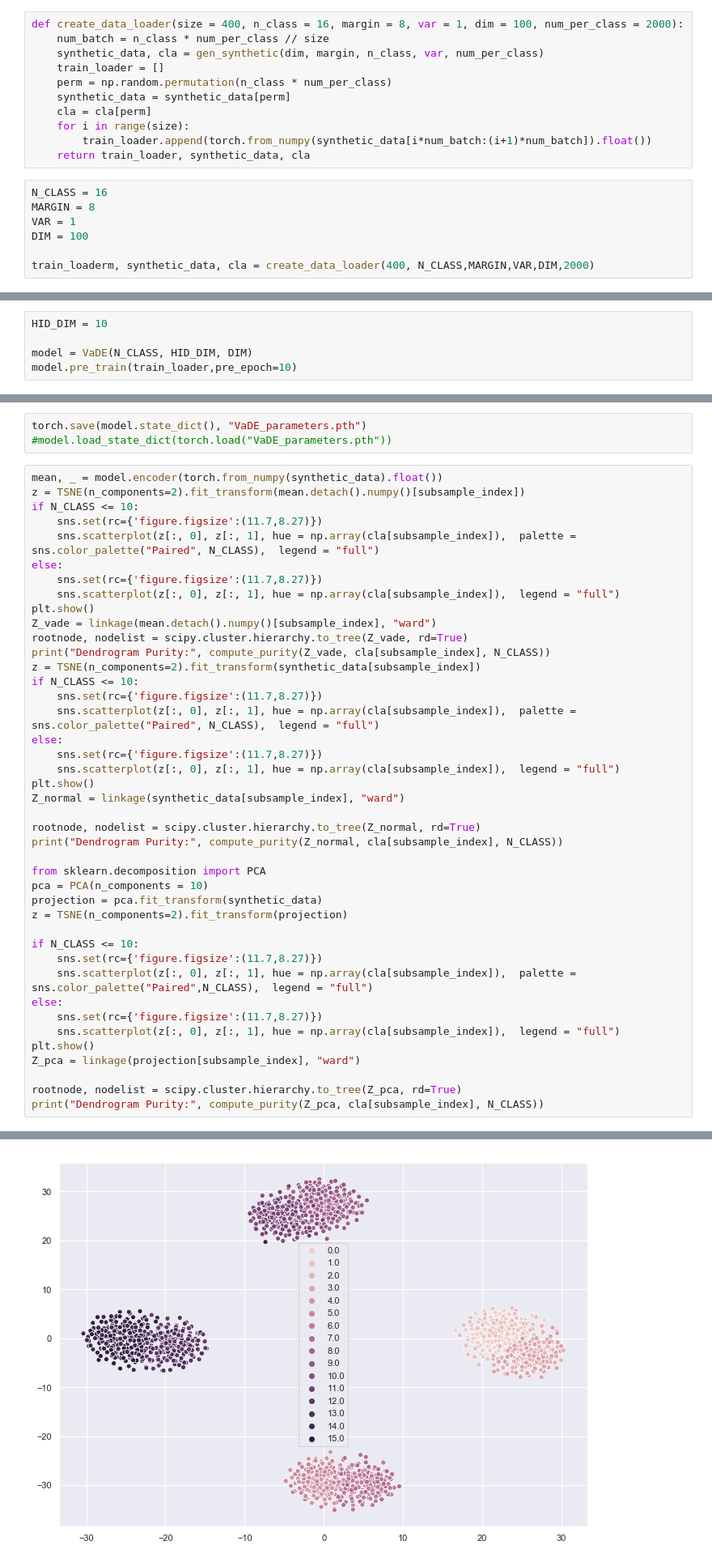
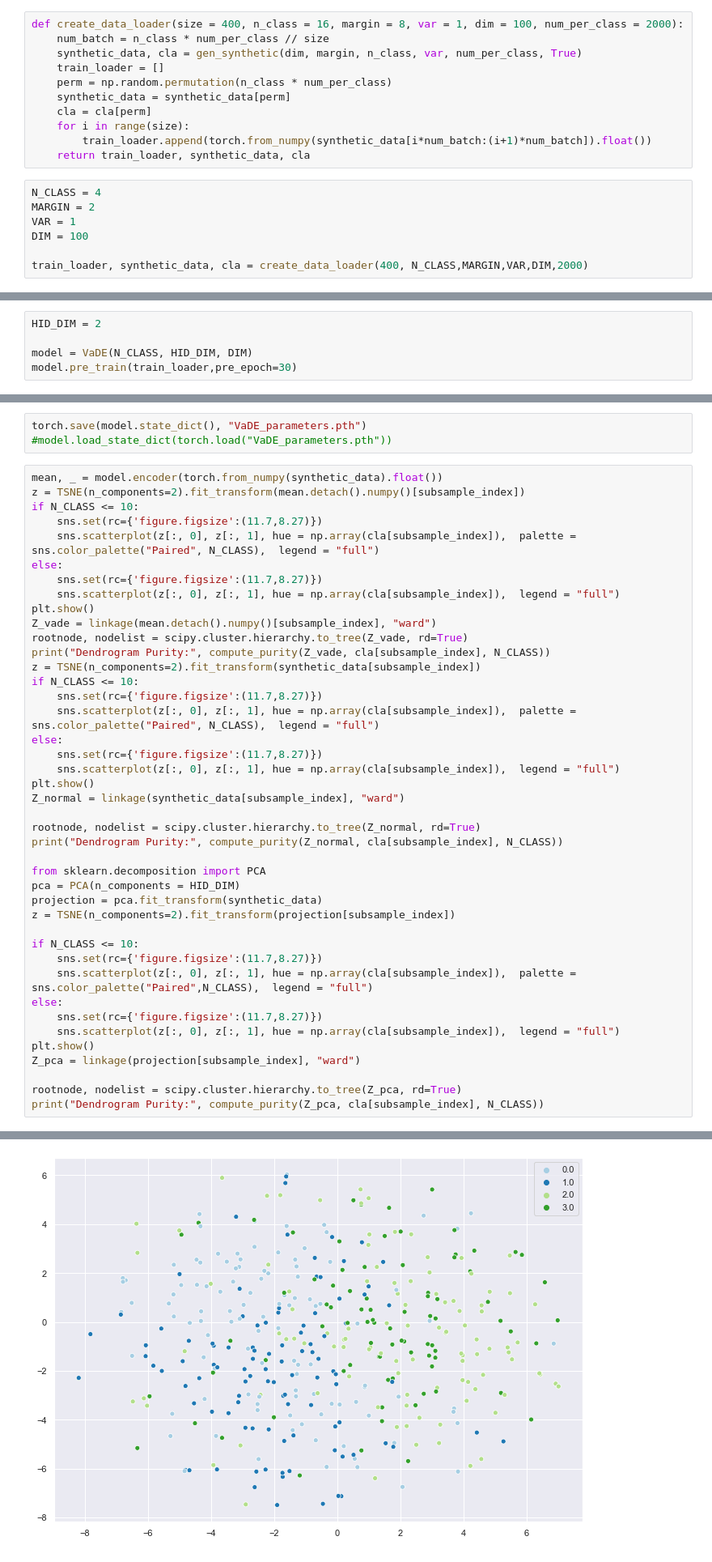
Before and after one commit to Fischer19/Embedded_hierarchical_clustering, a Jupyter notebook: synthetic/VaDE experients.ipynb, the cells around one changed output, grey strips where cells are left out. Shown at 81% size. Drawn from its saved outputs; the diff is of its cells as text.

Commit message:
update synthetic

```diff
--- a/synthetic/VaDE experients.ipynb
+++ b/synthetic/VaDE experients.ipynb
@@ -17,7 +17,7 @@ synthetic_tSNE(16,8,1)
 # %%
 def create_data_loader(size = 400, n_class = 16, margin = 8, var = 1, dim = 100, num_per_class = 2000):
     num_batch = n_class * num_per_class // size
-    synthetic_data, cla = gen_synthetic(dim, margin, n_class, var, num_per_class)
+    synthetic_data, cla = gen_synthetic(dim, margin, n_class, var, num_per_class, True)
     train_loader = []
     perm = np.random.permutation(n_class * num_per_class)
     synthetic_data = synthetic_data[perm]
@@ -26,10 +26,10 @@ def create_data_loader(size = 400, n_class = 16, margin = 8, var = 1, dim = 100,
         train_loader.append(torch.from_numpy(synthetic_data[i*num_batch:(i+1)*num_batch]).float())
     return train_loader, synthetic_data, cla
 # %%
-N_CLASS = 16
-MARGIN = 8
+N_CLASS = 4
+MARGIN = 2
 VAR = 1
 DIM = 100
 
-train_loaderm, synthetic_data, cla = create_data_loader(400, N_CLASS,MARGIN,VAR,DIM,2000)
+train_loader, synthetic_data, cla = create_data_loader(400, N_CLASS,MARGIN,VAR,DIM,2000)
 # %% [output]
@@ -37,7 +48,7 @@ train_loaderm, synthetic_data, cla = create_data_loader(400, N_CLASS,MARGIN,VAR,
 # %%
-HID_DIM = 10
+HID_DIM = 2
 
 model = VaDE(N_CLASS, HID_DIM, DIM)
-model.pre_train(train_loader,pre_epoch=10)
+model.pre_train(train_loader,pre_epoch=30)
 # %% [output]
 Pretraining......
@@ -123,9 +136,9 @@ rootnode, nodelist = scipy.cluster.hierarchy.to_tree(Z_normal, rd=True)
 print("Dendrogram Purity:", compute_purity(Z_normal, cla[subsample_index], N_CLASS))
 
 from sklearn.decomposition import PCA
-pca = PCA(n_components = 10)
+pca = PCA(n_components = HID_DIM)
 projection = pca.fit_transform(synthetic_data)
-z = TSNE(n_components=2).fit_transform(projection)
+z = TSNE(n_components=2).fit_transform(projection[subsample_index])
 
 if N_CLASS <= 10:
     sns.set(rc={'figure.figsize':(11.7,8.27)})
@@ -144 +157 @@ Dendrogram Purity: 0.6084007173603517
-[figure, old version]
+[figure, new version]
```
Also changed, not shown: parts of 5 cells of this notebook, 2 other files.
